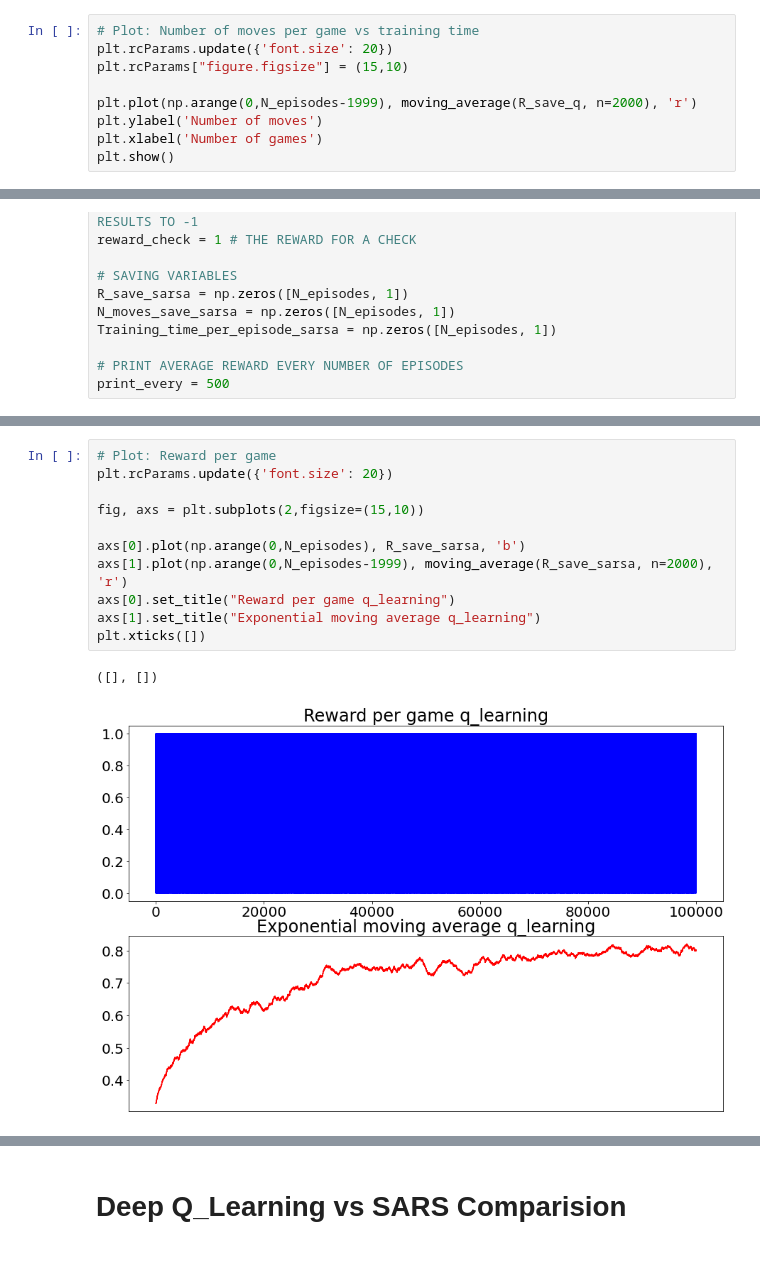
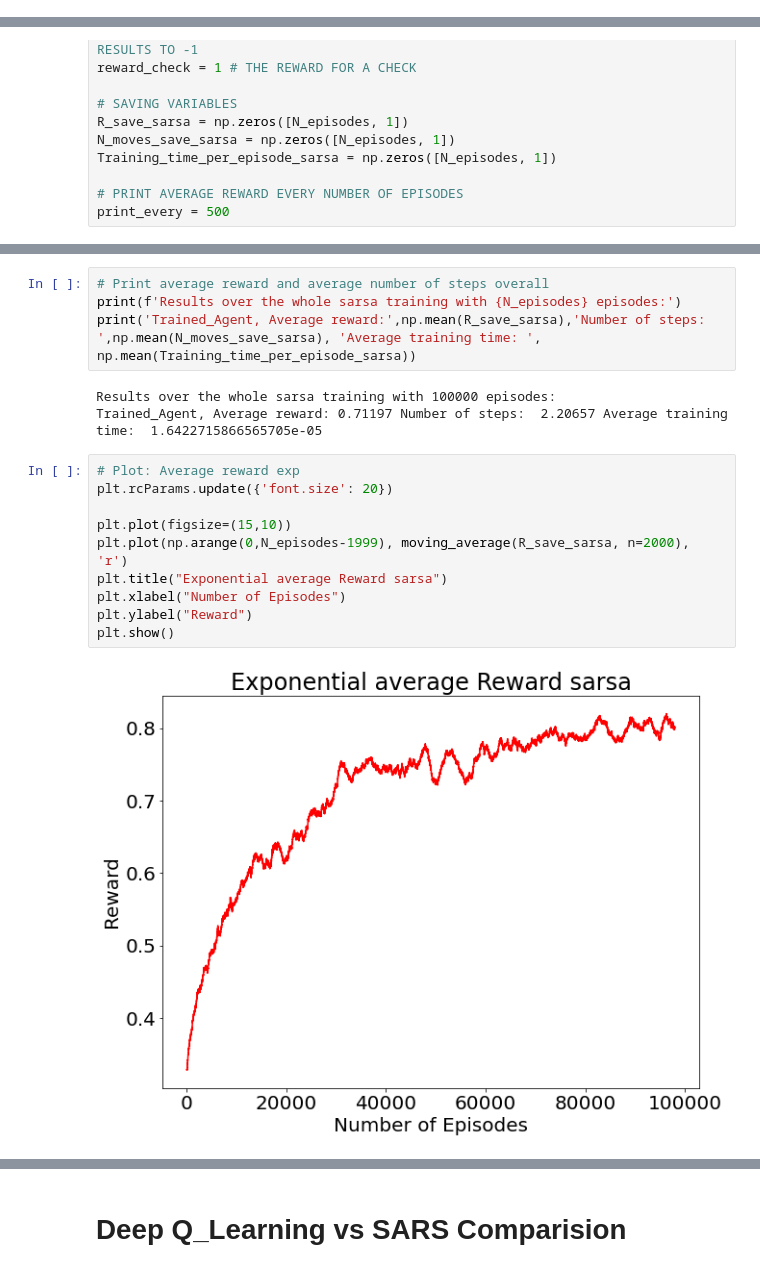
Before and after one commit to lzumta/Reinforcement-Learning-Assignment, a Jupyter notebook: Assignment.ipynb, the cells around one changed output, grey strips where cells are left out. Cells and saved outputs as stored; diff of their text form.

```diff
--- a/Assignment.ipynb
+++ b/Assignment.ipynb
@@ -402,9 +433,0 @@ plt.xticks([])
-# %%
-# Plot: Number of moves per game vs training time
-plt.rcParams.update({'font.size': 20})
-plt.rcParams["figure.figsize"] = (15,10)
-
-plt.plot(np.arange(0,N_episodes-1999), moving_average(R_save_q, n=2000), 'r')
-plt.ylabel('Number of moves')
-plt.xlabel('Number of games')
-plt.show()
@@ -517,18 +541,23 @@ Average reward: 0.824 Number of steps:  1.9 Training time:  1.580400800704956e-0
 Average reward: 0.816 Number of steps:  1.892 Training time:  1.566400909423828e-05
 Average reward: 0.776 Number of steps:  1.95 Training time:  1.9485989570617673e-05
 Average reward: 0.81 Number of steps:  1.926 Training time:  1.8678030490875246e-05
+# %%
+# Print average reward and average number of steps overall
+print(f'Results over the whole sarsa training with {N_episodes} episodes:')
+print('Trained_Agent, Average reward:',np.mean(R_save_sarsa),'Number of steps: ',np.mean(N_moves_save_sarsa), 'Average training time: ', np.mean(Training_time_per_episode_sarsa))
+# %% [output]
+Results over the whole sarsa training with 100000 episodes:
+Trained_Agent, Average reward: 0.71197 Number of steps:  2.20657 Average training time:  1.6422715866565705e-05
 # %%
-# Plot: Reward per game
+# Plot: Average reward exp
 plt.rcParams.update({'font.size': 20})
 
-fig, axs = plt.subplots(2,figsize=(15,10))
-
-axs[0].plot(np.arange(0,N_episodes), R_save_sarsa, 'b')
-axs[1].plot(np.arange(0,N_episodes-1999), moving_average(R_save_sarsa, n=2000), 'r')
-axs[0].set_title("Reward per game q_learning")
-axs[1].set_title("Exponential moving average q_learning")
-plt.xticks([])
+plt.plot(figsize=(15,10))
+plt.plot(np.arange(0,N_episodes-1999), moving_average(R_save_sarsa, n=2000), 'r')
+plt.title("Exponential average Reward sarsa")
+plt.xlabel("Number of Episodes")
+plt.ylabel("Reward")
+plt.show()
 # %% [output]
-([], [])
-[figure, old version]
+[figure, new version]
 # %%
```
Also changed, not shown: parts of 14 cells of this notebook.
